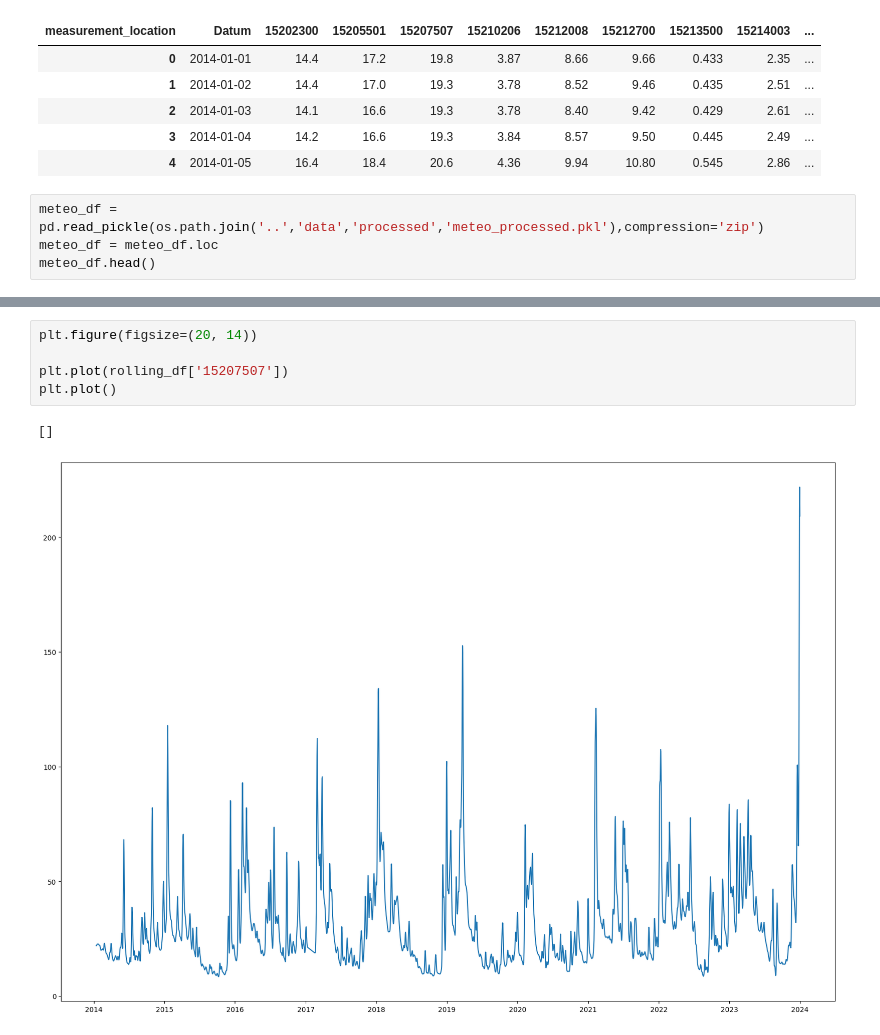
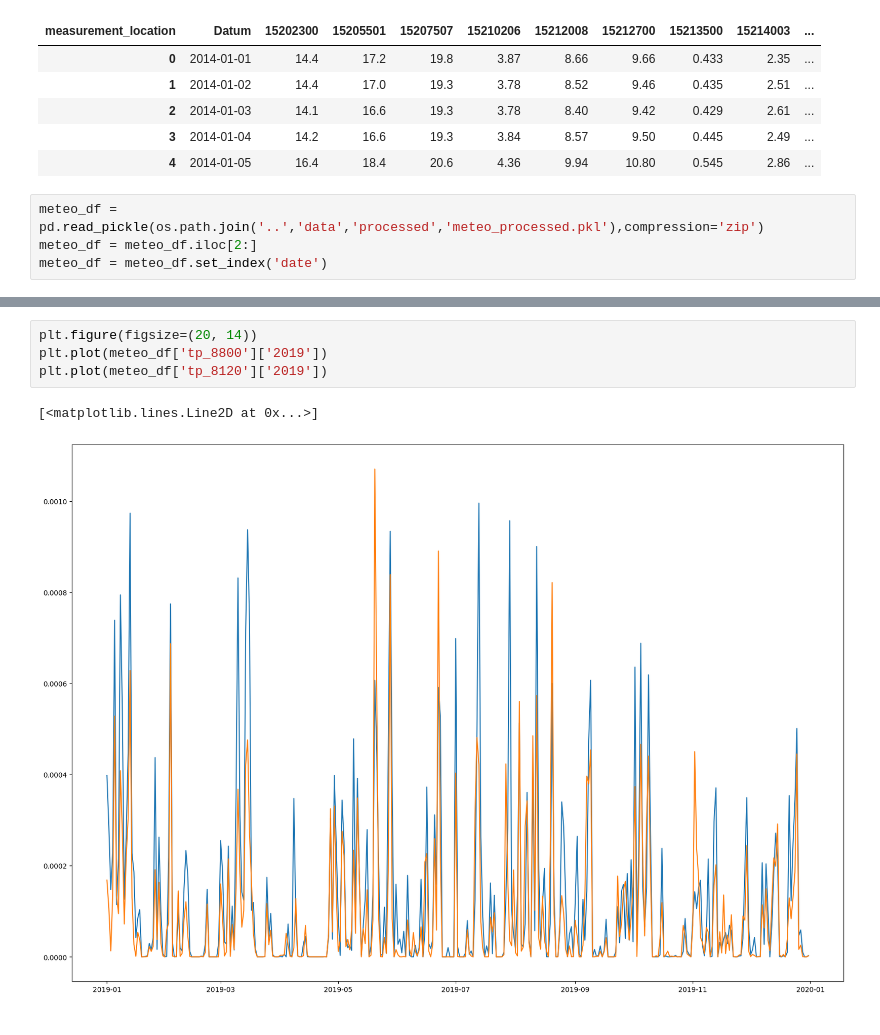
Before and after one commit to henrifnk/Seminar_ClimateNStatistics, a Jupyter notebook: work/07-hydroLSTM/notebooks/data_analysis.ipynb, the cells around one changed output, grey strips where cells are left out. Saved outputs shown, nothing was run; the diff lists cells and outputs as text.

```diff
--- a/work/07-hydroLSTM/notebooks/data_analysis.ipynb
+++ b/work/07-hydroLSTM/notebooks/data_analysis.ipynb
@@ -18,5 +19,5 @@ stream_df.head()
 | 4 | 2014-01-05 | 16.4 | 18.4 | 20.6 | 4.36 | 9.94 | 10.80 | 0.545 | 2.86 | ... |
 # %%
 meteo_df = pd.read_pickle(os.path.join('..','data','processed','meteo_processed.pkl'),compression='zip')
-meteo_df = meteo_df.loc
-meteo_df.head()
+meteo_df = meteo_df.iloc[2:]
+meteo_df = meteo_df.set_index('date')
@@ -52,8 +160,7 @@ rolling_df
 # %%
 plt.figure(figsize=(20, 14))
-
-plt.plot(rolling_df['15207507'])
-plt.plot()
+plt.plot(meteo_df['tp_8800']['2019'])
+plt.plot(meteo_df['tp_8120']['2019'])
 # %% [output]
-[]
+[<matplotlib.lines.Line2D at 0x...>]
-[figure, old version]
+[figure, new version]
```
Also changed, not shown: parts of 12 cells of this notebook, 1 other file.
